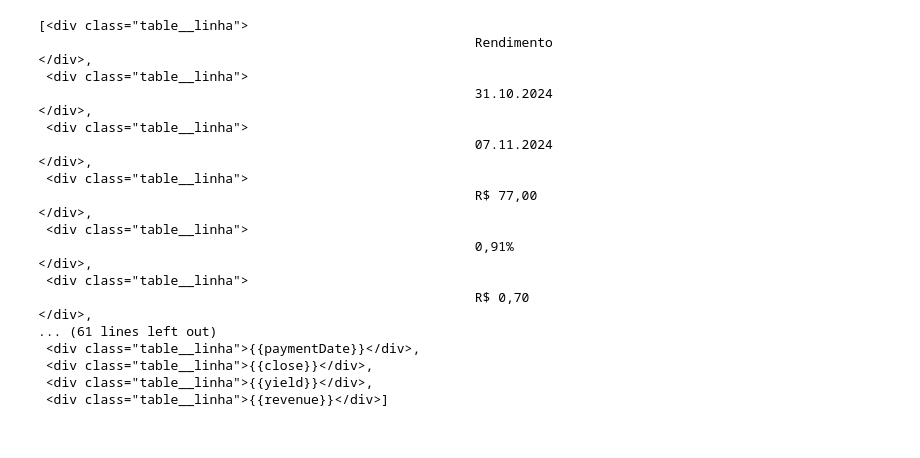
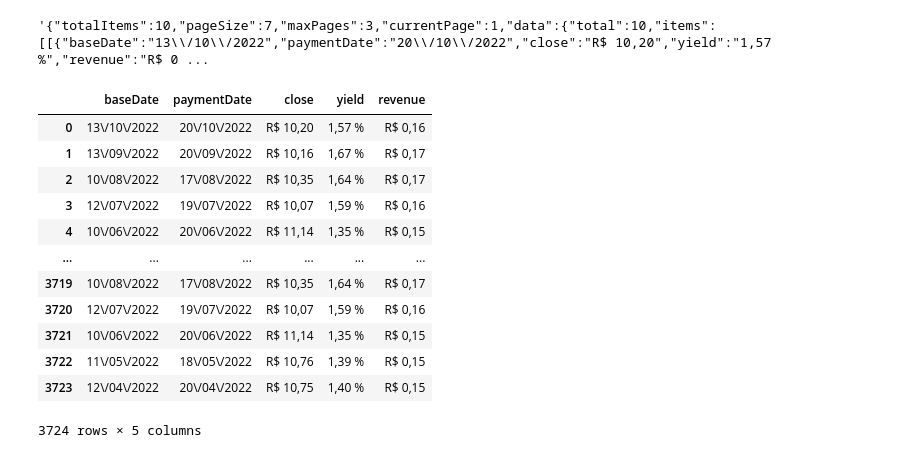
Before and after one commit to Henrique-FB/reit-project, a Jupyter notebook: web-scraping/fii-scraping.ipynb, the cells around one changed output. Cells and saved outputs as stored; diff of their text form; code cells hidden in the pictures.

```diff
--- a/web-scraping/fii-scraping.ipynb
+++ b/web-scraping/fii-scraping.ipynb
@@ -14,4 +15,8 @@ soup = BeautifulSoup(dr.page_source, "lxml")
+# %%
+soup = BeautifulSoup(dr.page_source, "lxml")
+output = pd.DataFrame()
+dr.quit()
 # %%
-FII_list = soup.findAll("a",attrs={"class":"tickerBox__link_ticker"})
-FII_dict ={item.text.strip:item['href'] for item in FII_list}
-FII_dict
+FII_list = soup.findAll("div",attrs={"class":"accordion-body"})
+FII_name_list =[item['data-accordion-body'] for item in FII_list]
+missing_FIIs = []
@@ -36,23 +23,28 @@ FII_dict
-# %%
-for name,link in FII_dict.items():
-    dr.get(link)
-    soup = BeautifulSoup(dr.page_source, "lxml")
-    test = soup.findAll('div', attrs={"class":"table__linha"})
-# %% [output]
-[<div class="table__linha">
-                                                        Rendimento                                              </div>,
- <div class="table__linha">
-                                                        31.10.2024                                              </div>,
- <div class="table__linha">
-                                                        07.11.2024                                              </div>,
- <div class="table__linha">
-                                                        R$ 77,00                                                </div>,
- <div class="table__linha">
-                                                        0,91%                                           </div>,
- <div class="table__linha">
-                                                        R$ 0,70                                         </div>,
-... (61 lines left out)
- <div class="table__linha">{{paymentDate}}</div>,
- <div class="table__linha">{{close}}</div>,
- <div class="table__linha">{{yield}}</div>,
- <div class="table__linha">{{revenue}}</div>]
+# %%
+FII_list[0].find("div", attrs={"data-component":"paginator"})["data-options"]
+# %% [output]
+'{"totalItems":10,"pageSize":7,"maxPages":3,"currentPage":1,"data":{"total":10,"items":[[{"baseDate":"13\\/10\\/2022","paymentDate":"20\\/10\\/2022","close":"R$ 10,20","yield":"1,57 %","revenue":"R$ 0 ...
+# %%
+for FII in FII_list:
+    try:
+        temp_data = FII.find("div", attrs={"data-component":"paginator"})
+        temp = pd.DataFrame(ast.literal_eval(temp_data["data-options"])["data"]["items"][0])
+        output = pd.concat([output, temp], ignore_index=True)
+    except:
+        missing_FIIs.append(FII['data-accordion-body'])
+# %%
+output
+# %% [output]
+|  | baseDate | paymentDate | close | yield | revenue |
+| 0 | 13\/10\/2022 | 20\/10\/2022 | R$ 10,20 | 1,57 % | R$ 0,16 |
+| 1 | 13\/09\/2022 | 20\/09\/2022 | R$ 10,16 | 1,67 % | R$ 0,17 |
+| 2 | 10\/08\/2022 | 17\/08\/2022 | R$ 10,35 | 1,64 % | R$ 0,17 |
+| 3 | 12\/07\/2022 | 19\/07\/2022 | R$ 10,07 | 1,59 % | R$ 0,16 |
+| 4 | 10\/06\/2022 | 20\/06\/2022 | R$ 11,14 | 1,35 % | R$ 0,15 |
+| ... | ... | ... | ... | ... | ... |
+| 3719 | 10\/08\/2022 | 17\/08\/2022 | R$ 10,35 | 1,64 % | R$ 0,17 |
+| 3720 | 12\/07\/2022 | 19\/07\/2022 | R$ 10,07 | 1,59 % | R$ 0,16 |
+| 3721 | 10\/06\/2022 | 20\/06\/2022 | R$ 11,14 | 1,35 % | R$ 0,15 |
+| 3722 | 11\/05\/2022 | 18\/05\/2022 | R$ 10,76 | 1,39 % | R$ 0,15 |
+| 3723 | 12\/04\/2022 | 20\/04\/2022 | R$ 10,75 | 1,40 % | R$ 0,15 |
+3724 rows × 5 columns
```
Also changed, not shown: parts of 3 cells of this notebook.
